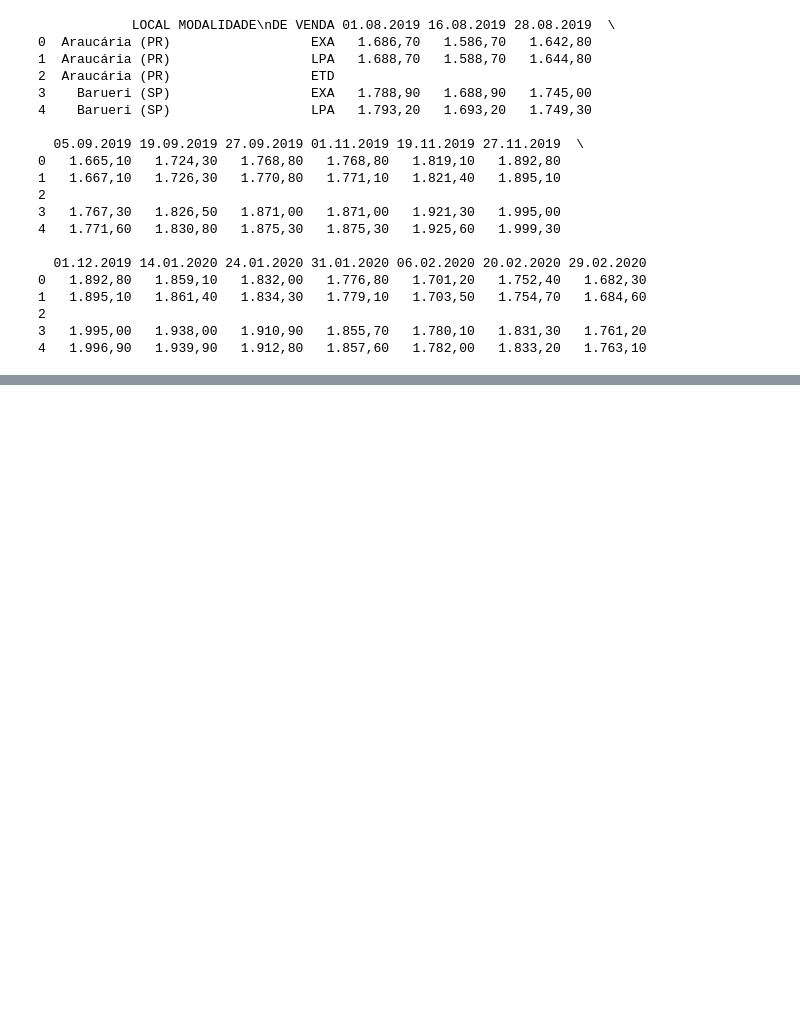
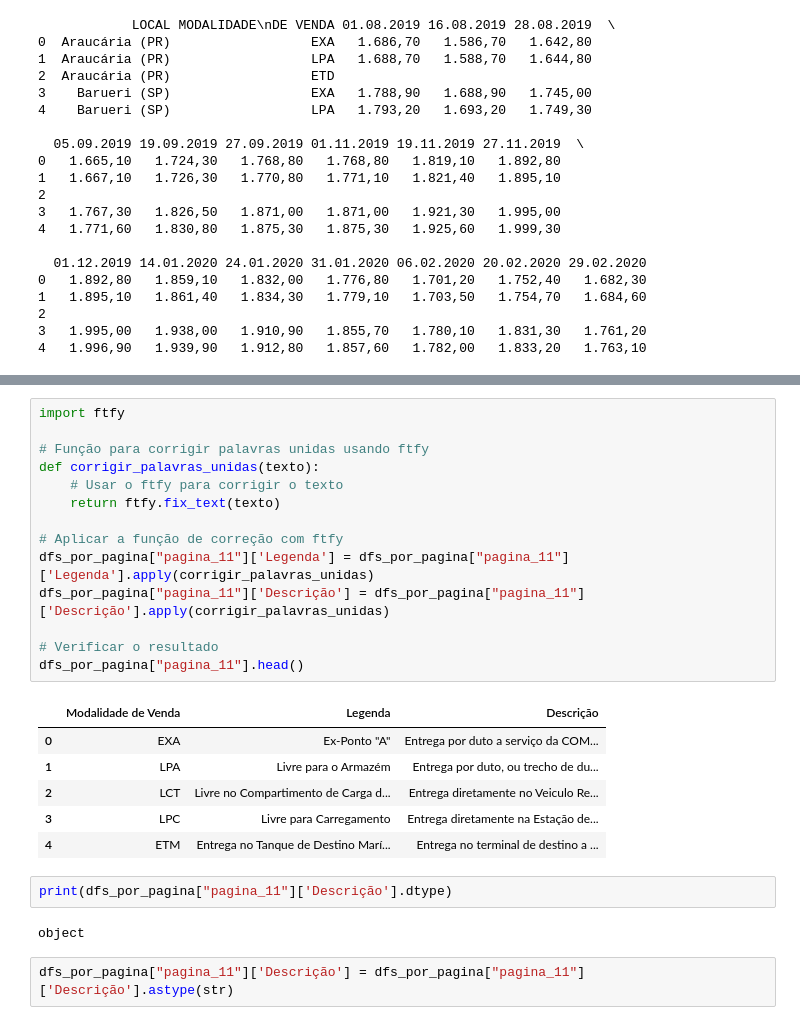
Before and after one commit to Bruno-Santana-Eco/Coleta_Tabela_Precos_Petrobras, a Jupyter notebook: Coleta_Preco.ipynb, the cells around one changed output, grey strips where cells are left out. Saved outputs shown, nothing was run; the diff lists cells and outputs as text; blank space fills up the shorter version.

```diff
--- a/Coleta_Preco.ipynb
+++ b/Coleta_Preco.ipynb
@@ -282,0 +277,27 @@ df_pag10_union.head()
+# %%
+import ftfy
+
+# Função para corrigir palavras unidas usando ftfy
+def corrigir_palavras_unidas(texto):
+    # Usar o ftfy para corrigir o texto
+    return ftfy.fix_text(texto)
+
+# Aplicar a função de correção com ftfy
+dfs_por_pagina["pagina_11"]['Legenda'] = dfs_por_pagina["pagina_11"]['Legenda'].apply(corrigir_palavras_unidas)
+dfs_por_pagina["pagina_11"]['Descrição'] = dfs_por_pagina["pagina_11"]['Descrição'].apply(corrigir_palavras_unidas)
+
+# Verificar o resultado
+dfs_por_pagina["pagina_11"].head()
+# %% [output]
+|  | Modalidade de Venda | Legenda | Descrição |
+| 0 | EXA | Ex-Ponto "A" | Entrega por duto a serviço da COM... |
+| 1 | LPA | Livre para o Armazém | Entrega por duto, ou trecho de du... |
+| 2 | LCT | Livre no Compartimento de Carga d... | Entrega diretamente no Veiculo Re... |
+| 3 | LPC | Livre para Carregamento | Entrega diretamente na Estação de... |
+| 4 | ETM | Entrega no Tanque de Destino Marí... | Entrega no terminal de destino a ... |
+# %%
+print(dfs_por_pagina["pagina_11"]['Descrição'].dtype)
+# %% [output]
+object
+# %%
+dfs_por_pagina["pagina_11"]['Descrição'] = dfs_por_pagina["pagina_11"]['Descrição'].astype(str)
```
Also changed, not shown: parts of 36 cells of this notebook.
